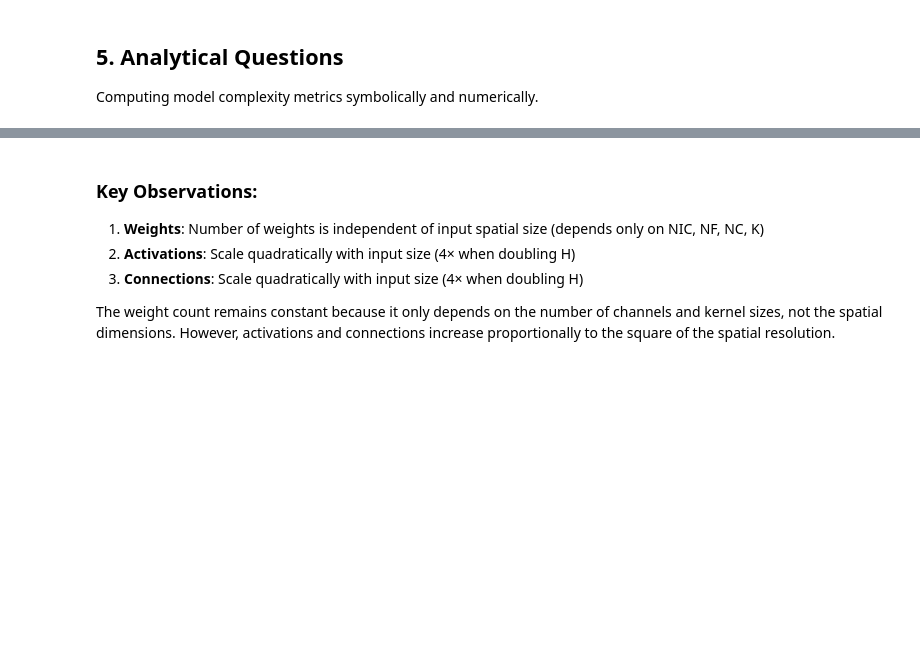
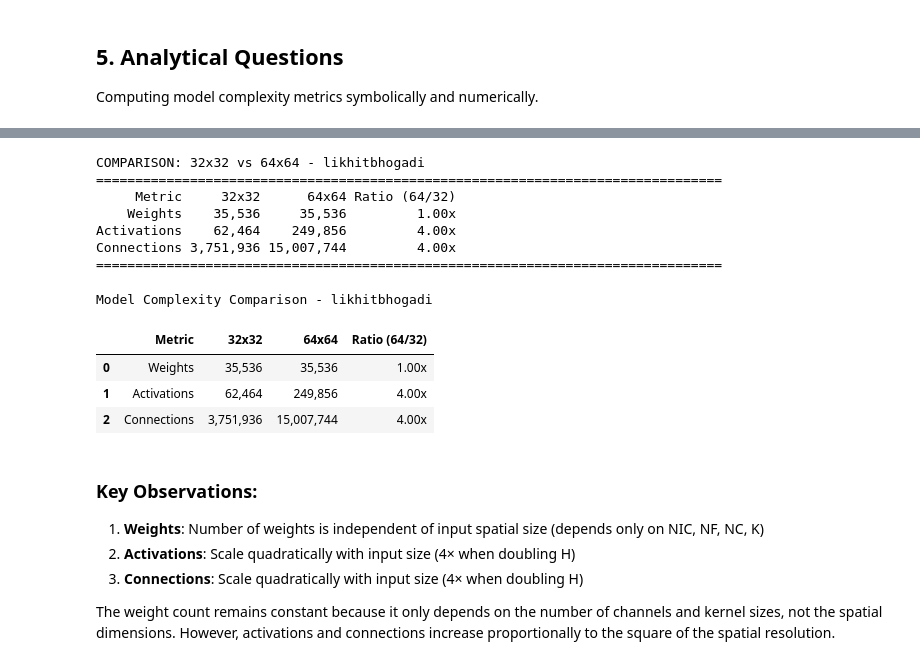
Before and after one commit to likhitbhogadi/assignment-4-smai, a Jupyter notebook: Q2_notebook/q2.ipynb, the cells around one changed output, grey strips where cells are left out. Cells and saved outputs as stored; diff of their text form; code cells hidden in the pictures; blank space fills up the shorter version.

```diff
--- a/Q2_notebook/q2.ipynb
+++ b/Q2_notebook/q2.ipynb
@@ -1115,41 +1158,54 @@ analyzer_64.print_analysis()
 import pandas as pd
 
 def create_comparison_table():
-    """Create comparison table for 32×32 vs 64×64."""
+    """Create comparison table for 32x32 vs 64x64."""
 
     w32 = analyzer_32.compute_weights()
     w64 = analyzer_64.compute_weights()
     a32 = analyzer_32.compute_activations()
     a64 = analyzer_64.compute_activations()
     c32 = analyzer_32.compute_connections()
     c64 = analyzer_64.compute_connections()
 
     data = {
         'Metric': ['Weights', 'Activations', 'Connections'],
-        '32×32': [f"{w32['total']:,}", f"{a32['total']:,}", f"{c32['total']:,}"],
-        '64×64': [f"{w64['total']:,}", f"{a64['total']:,}", f"{c64['total']:,}"],
+        '32x32': [f"{w32['total']:,}", f"{a32['total']:,}", f"{c32['total']:,}"],
+        '64x64': [f"{w64['total']:,}", f"{a64['total']:,}", f"{c64['total']:,}"],
         'Ratio (64/32)': [
-            f"{w64['total']/w32['total']:.2f}×",
-            f"{a64['total']/a32['total']:.2f}×",
-            f"{c64['total']/c32['total']:.2f}×"
+            f"{w64['total']/w32['total']:.2f}x",
+            f"{a64['total']/a32['total']:.2f}x",
+            f"{c64['total']/c32['total']:.2f}x"
         ]
     }
 
     df = pd.DataFrame(data)
     return df
 
 comparison_df = create_comparison_table()
-print("\nCOMPARISON: 32×32 vs 64×64 - likhitbhogadi")
+print("\nCOMPARISON: 32x32 vs 64x64 - likhitbhogadi")
 print("="*80)
 print(comparison_df.to_string(index=False))
 print("="*80)
 
 # Styled display
 styled_df = comparison_df.style.set_caption("Model Complexity Comparison - likhitbhogadi") \
                                .set_table_styles([
                                    {'selector': 'caption', 'props': [('font-size', '14pt'), ('font-weight', 'bold')]}
                                ])
 display(styled_df)
+# %% [output]
+COMPARISON: 32x32 vs 64x64 - likhitbhogadi
+================================================================================
+     Metric     32x32      64x64 Ratio (64/32)
+    Weights    35,536     35,536         1.00x
+Activations    62,464    249,856         4.00x
+Connections 3,751,936 15,007,744         4.00x
+================================================================================
+Model Complexity Comparison - likhitbhogadi
+|  | Metric | 32x32 | 64x64 | Ratio (64/32) |
+| 0 | Weights | 35,536 | 35,536 | 1.00x |
+| 1 | Activations | 62,464 | 249,856 | 4.00x |
+| 2 | Connections | 3,751,936 | 15,007,744 | 4.00x |
 # %% [markdown]
 ### Key Observations:
 
```
Also changed, not shown: parts of 16 cells of this notebook, 22 other files.
